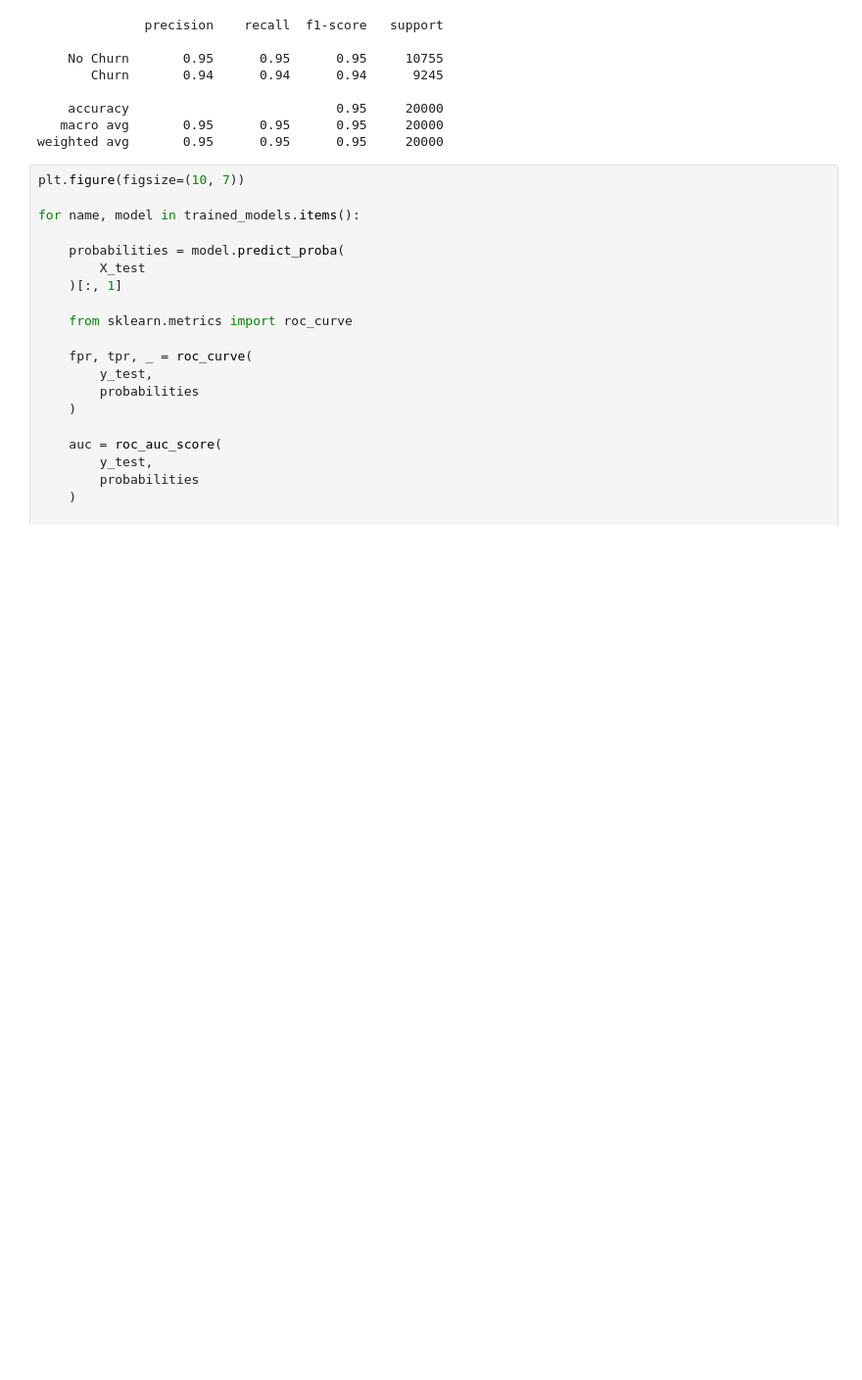
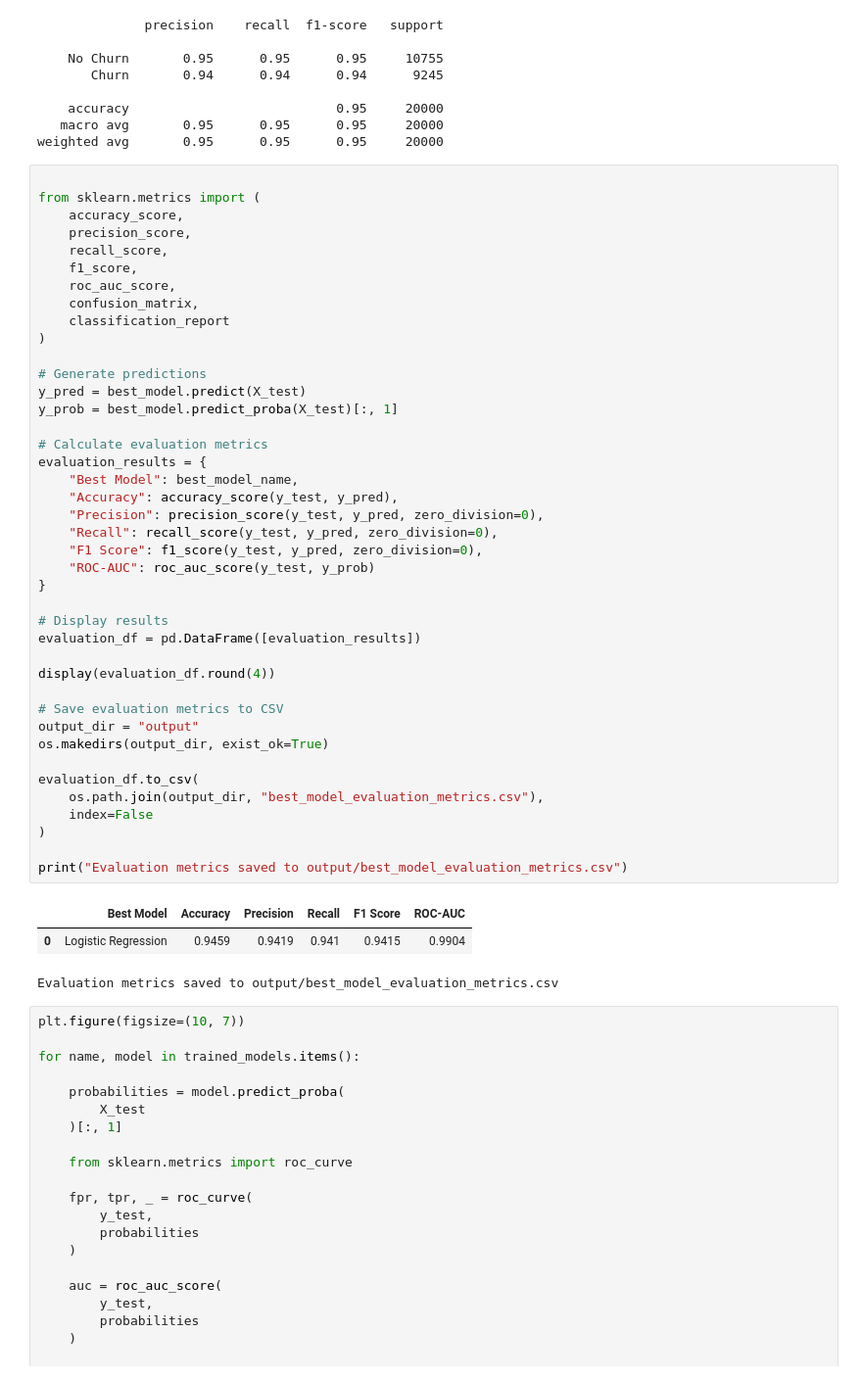
Before and after one commit to nehansa2003/AWS_Project, a Jupyter notebook: notebooks/04_Model_Evaluation_and_Selection.ipynb, the cells around one changed output. Shown at 98% size. Saved outputs shown, nothing was run; the diff lists cells and outputs as text; blank space fills up the shorter version.

```diff
--- a/notebooks/04_Model_Evaluation_and_Selection.ipynb
+++ b/notebooks/04_Model_Evaluation_and_Selection.ipynb
@@ -320,6 +382,51 @@ print(
     accuracy                           0.95     20000
    macro avg       0.95      0.95      0.95     20000
 weighted avg       0.95      0.95      0.95     20000
+# %%
+
+from sklearn.metrics import (
+    accuracy_score,
+    precision_score,
+    recall_score,
+    f1_score,
+    roc_auc_score,
+    confusion_matrix,
+    classification_report
+)
+
+# Generate predictions
+y_pred = best_model.predict(X_test)
+y_prob = best_model.predict_proba(X_test)[:, 1]
+
+# Calculate evaluation metrics
+evaluation_results = {
+    "Best Model": best_model_name,
+    "Accuracy": accuracy_score(y_test, y_pred),
+    "Precision": precision_score(y_test, y_pred, zero_division=0),
+    "Recall": recall_score(y_test, y_pred, zero_division=0),
+    "F1 Score": f1_score(y_test, y_pred, zero_division=0),
+    "ROC-AUC": roc_auc_score(y_test, y_prob)
+}
+
+# Display results
+evaluation_df = pd.DataFrame([evaluation_results])
+
+display(evaluation_df.round(4))
+
+# Save evaluation metrics to CSV
+output_dir = "output"
+os.makedirs(output_dir, exist_ok=True)
+
+evaluation_df.to_csv(
+    os.path.join(output_dir, "best_model_evaluation_metrics.csv"),
+    index=False
+)
+
+print("Evaluation metrics saved to output/best_model_evaluation_metrics.csv")
+# %% [output]
+|  | Best Model | Accuracy | Precision | Recall | F1 Score | ROC-AUC |
+| 0 | Logistic Regression | 0.9459 | 0.9419 | 0.941 | 0.9415 | 0.9904 |
+Evaluation metrics saved to output/best_model_evaluation_metrics.csv
 # %%
 plt.figure(figsize=(10, 7))
 
```
Also changed, not shown: parts of 2 cells of this notebook, 3 other files.
